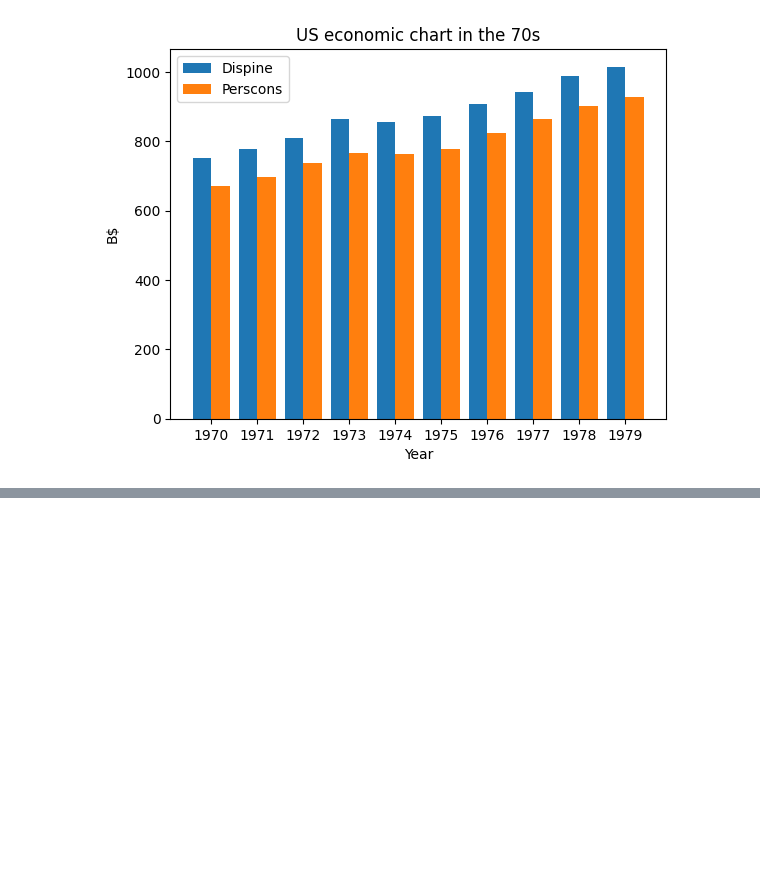
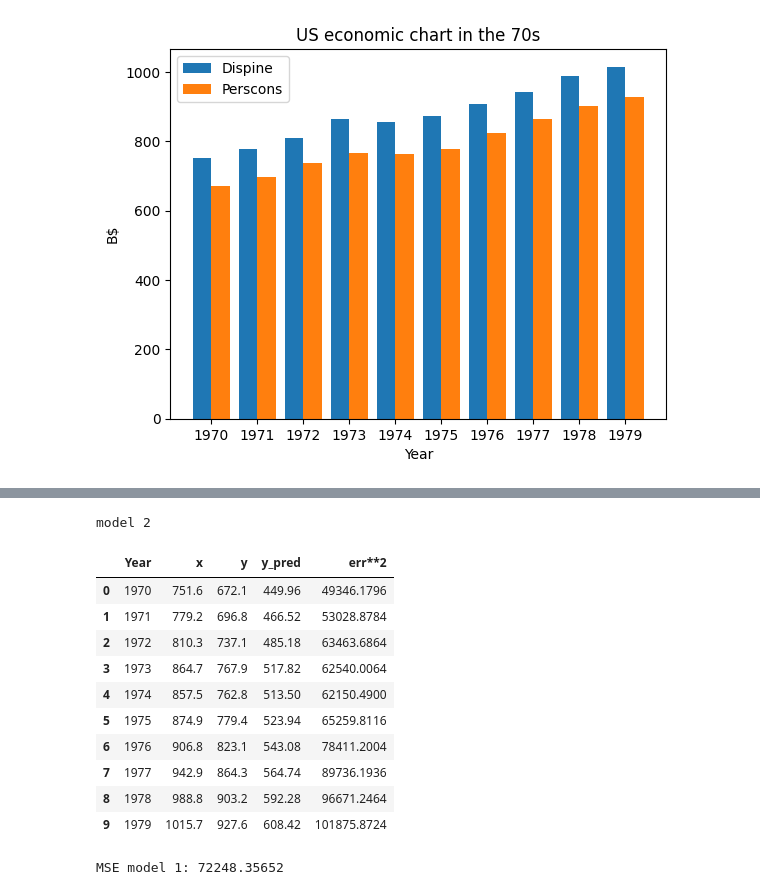
Before and after one commit to UIT20521737/ml_learning, a Jupyter notebook: bai2.ipynb, the cells around one changed output, grey strips where cells are left out. Cells and saved outputs as stored; diff of their text form; code cells hidden in the pictures; blank space fills up the shorter version.

```diff
--- a/bai2.ipynb
+++ b/bai2.ipynb
@@ -39,0 +88,22 @@ plt.show()
+# %%
+w0 = -1
+w1 = 0.6
+print('model 2')
+df['y_pred'] = h(x, w0, w1)
+df['err**2'] = (df['y'] - df['y_pred'])**2
+display(df)
+print(f'MSE model 1: {df["err**2"].mean()}')
+# %% [output]
+model 2
+|  | Year | x | y | y_pred | err**2 |
+| 0 | 1970 | 751.6 | 672.1 | 449.96 | 49346.1796 |
+| 1 | 1971 | 779.2 | 696.8 | 466.52 | 53028.8784 |
+| 2 | 1972 | 810.3 | 737.1 | 485.18 | 63463.6864 |
+| 3 | 1973 | 864.7 | 767.9 | 517.82 | 62540.0064 |
+| 4 | 1974 | 857.5 | 762.8 | 513.50 | 62150.4900 |
+| 5 | 1975 | 874.9 | 779.4 | 523.94 | 65259.8116 |
+| 6 | 1976 | 906.8 | 823.1 | 543.08 | 78411.2004 |
+| 7 | 1977 | 942.9 | 864.3 | 564.74 | 89736.1936 |
+| 8 | 1978 | 988.8 | 903.2 | 592.28 | 96671.2464 |
+| 9 | 1979 | 1015.7 | 927.6 | 608.42 | 101875.8724 |
+MSE model 1: 72248.35652
```
Also changed, not shown: parts of 11 cells of this notebook, 1 other file.
